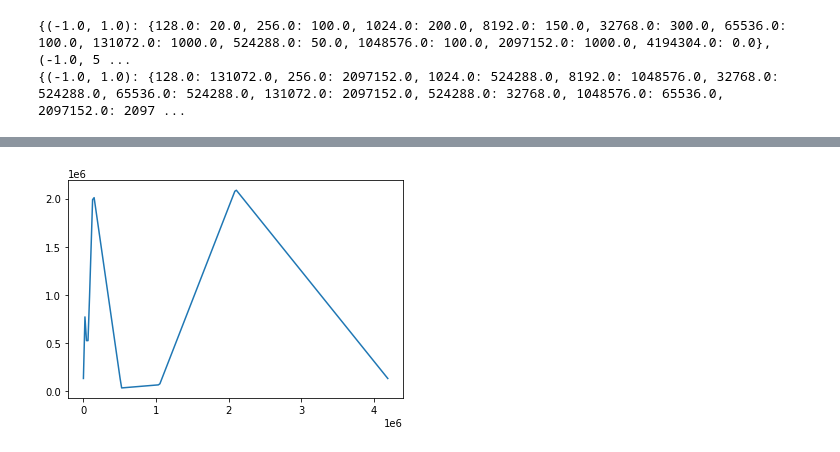
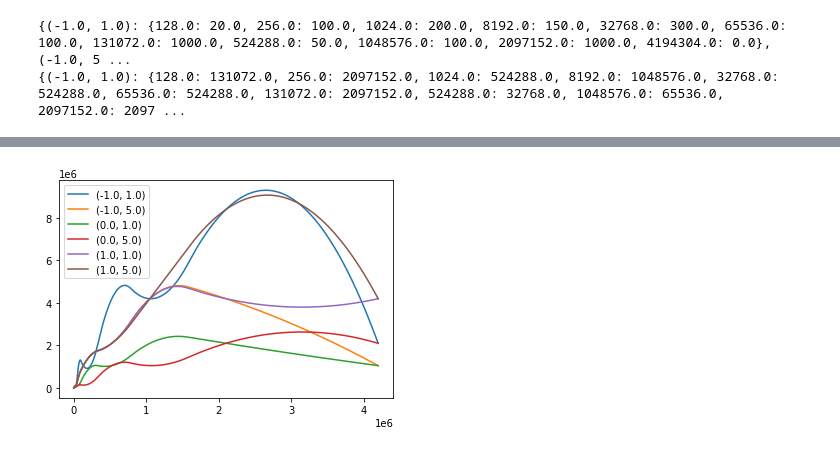
Before and after one commit to misgorod/ranch, a Jupyter notebook: parser.ipynb, the cells around one changed output, grey strips where cells are left out. Saved outputs shown, nothing was run; the diff lists cells and outputs as text; code cells hidden in the pictures.

```diff
--- a/parser.ipynb
+++ b/parser.ipynb
@@ -155,6 +155,6 @@ batches_b = {}
 for conf in data_batches:
     with open(f"metrics/batches-b/{conf}", 'r') as f:
         r = csv.DictReader(f)
-        lingers_b[conf] = []
+        batches_b[conf] = []
         for row in r:
-            lingers_b[conf].append(dict(row))
+            batches_b[conf].append(dict(row))
@@ -208,27 +160,0 @@ pyplot.show()
-# %%
-import numpy as np
-from matplotlib import pyplot
-
-xs = np.linspace(128, 4194304, 200)
-
-for conf, metrics in data_batches.items():
-    f1 = interp1d(np.array(list(metrics.keys())), np.array(list(metrics.values())), kind='linear')
-    f2 = interp1d(np.array(list(metrics.keys())), np.array(list(metrics.values())), kind='nearest')
-    f3 = interp1d(np.array(list(metrics.keys())), np.array(list(metrics.values())), kind='zero')
-    f4 = interp1d(np.array(list(metrics.keys())), np.array(list(metrics.values())), kind='slinear')
-    f5 = interp1d(np.array(list(metrics.keys())), np.array(list(metrics.values())), kind='quadratic')
-    f6 = interp1d(np.array(list(metrics.keys())), np.array(list(metrics.values())), kind='cubic')
-    f7 = interp1d(np.array(list(metrics.keys())), np.array(list(metrics.values())), kind='previous')
-    f8 = interp1d(np.array(list(metrics.keys())), np.array(list(metrics.values())), kind='next')
-    pyplot.plot(xs, f1(xs))
-    pyplot.plot(xs, f2(xs))
-    pyplot.plot(xs, f3(xs))
-    pyplot.plot(xs, f4(xs))
-    pyplot.plot(xs, f5(xs))
-    pyplot.plot(xs, f6(xs))
-    pyplot.plot(xs, f7(xs))
-    pyplot.plot(xs, f8(xs))
-    pyplot.axis([0, 4000000, 0, 4194304])
-    pyplot.legend(['linear', 'nearest', 'zero', 'slinear', 'quadratic', 'cubic', 'previous', 'next'], loc='best')
-    break
-pyplot.show()
@@ -237,14 +161,16 @@ pyplot.show()
 # %%
 import numpy as np
 from matplotlib import pyplot
 
-xs = np.linspace(128, 4194304, 200)
+xs = np.linspace(128, 4194304, 100000)
 
-for conf, metrics in data_batches.items():
-    f = interp1d(np.array(list(metrics.keys())), np.array(list(metrics.values())), kind='slinear')
-    pyplot.plot(xs, f(xs))
-    break
-#pyplot.axis([-100000, 4000000, -100000, 4194304])
+batch_funcs = {}
+
+for conf, metrics in batches_b.items():
+    batch_f = interp1d(np.array([to_float(x['size']) for x in metrics]), np.array([to_float(x['batch']) for x in metrics]), kind='quadratic', fill_value=(512, 8388608), bounds_error=False)
+    pyplot.plot(xs, batch_f(xs), label=str(conf))
+    batch_funcs[conf] = batch_f
+pyplot.legend()
 pyplot.show()
 # %% [output]
-[figure, old version]
+[figure, new version]
```
Also changed, not shown: parts of 6 cells of this notebook, 7 other files.
